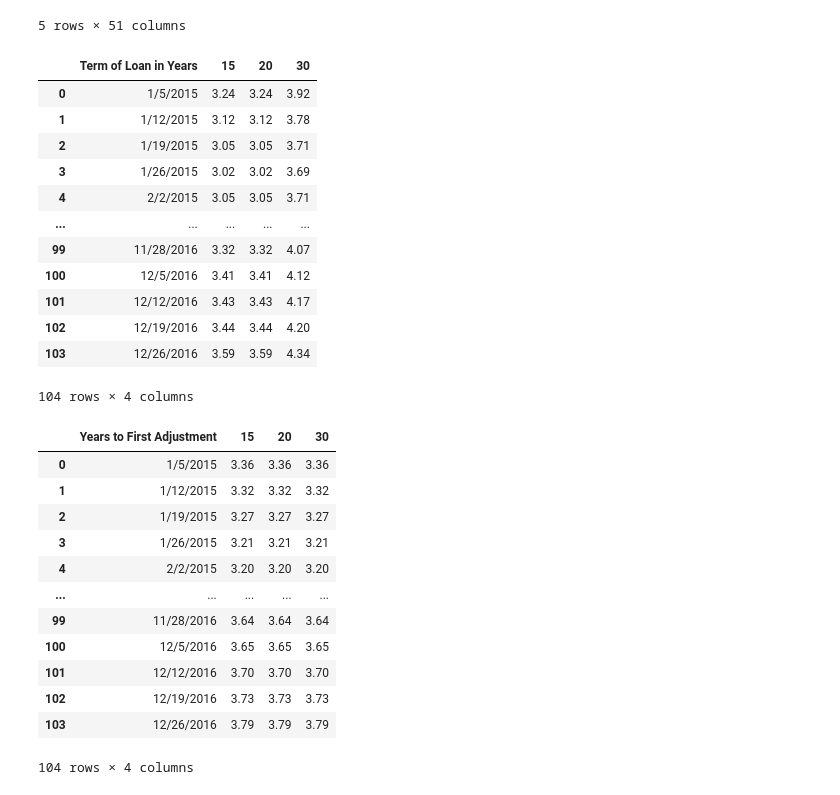
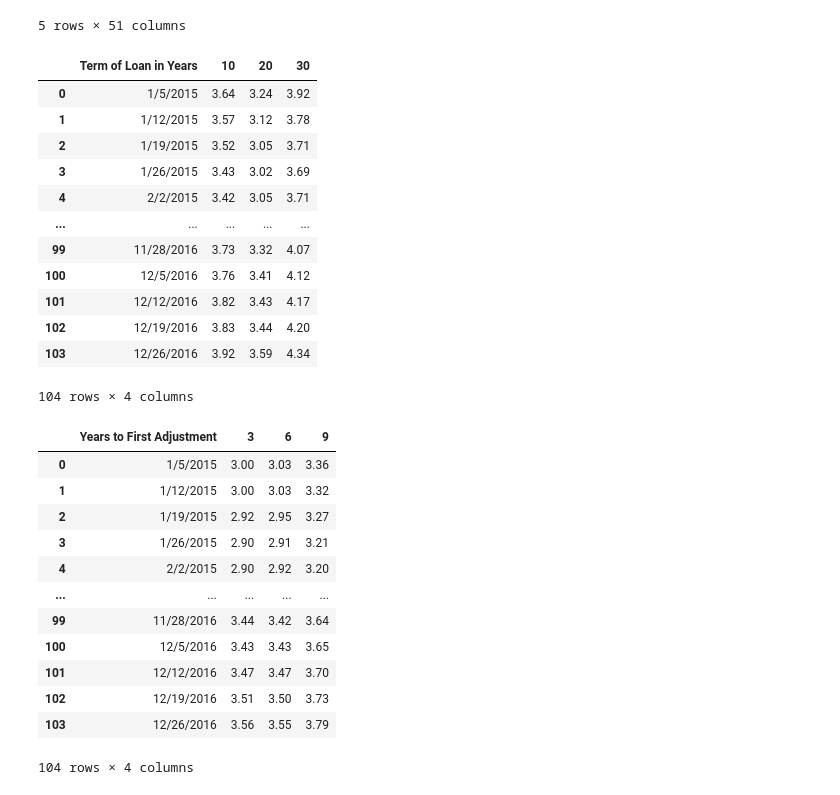
Before and after one commit to johnmyronmillar/PredictHomeFutureValues-DFW, a Jupyter notebook: APOR_API.ipynb, the cells around one changed output. Cells and saved outputs as stored; diff of their text form; code cells hidden in the pictures.

```diff
--- a/APOR_API.ipynb
+++ b/APOR_API.ipynb
@@ -97,38 +97,38 @@ apor_adj_df_15_16.head()
 | 4 | 2/2/2015 | 2.90 | 2.89 | 2.90 | 2.90 | 2.92 | 2.92 | 3.05 | 3.05 | 3.20 | ... |
 5 rows × 51 columns
 # %%
-apor_fixed_df_15_16 = apor_fixed_df_15_16.drop(['1','2','3','4','5','6','7','8','9','10','11','12','13','14','16','17','18','19','21','22','23','24','25','26','27','28','29','31','32','33','34','35','36','37','38','39','40','41','42','43','44','45','46','47','48','49','50'], axis=1)
+apor_fixed_df_15_16 = apor_fixed_df_15_16.drop(['1','2','3','4','5','6','7','8','9','11','12','13','14','15','16','17','18','19','21','22','23','24','25','26','27','28','29','31','32','33','34','35','36','37','38','39','40','41','42','43','44','45','46','47','48','49','50'], axis=1)
 apor_fixed_df_15_16
 # %% [output]
-|  | Term of Loan in Years | 15 | 20 | 30 |
-| 0 | 1/5/2015 | 3.24 | 3.24 | 3.92 |
-| 1 | 1/12/2015 | 3.12 | 3.12 | 3.78 |
-| 2 | 1/19/2015 | 3.05 | 3.05 | 3.71 |
-| 3 | 1/26/2015 | 3.02 | 3.02 | 3.69 |
-| 4 | 2/2/2015 | 3.05 | 3.05 | 3.71 |
+|  | Term of Loan in Years | 10 | 20 | 30 |
+| 0 | 1/5/2015 | 3.64 | 3.24 | 3.92 |
+| 1 | 1/12/2015 | 3.57 | 3.12 | 3.78 |
+| 2 | 1/19/2015 | 3.52 | 3.05 | 3.71 |
+| 3 | 1/26/2015 | 3.43 | 3.02 | 3.69 |
+| 4 | 2/2/2015 | 3.42 | 3.05 | 3.71 |
 | ... | ... | ... | ... | ... |
-| 99 | 11/28/2016 | 3.32 | 3.32 | 4.07 |
-| 100 | 12/5/2016 | 3.41 | 3.41 | 4.12 |
-| 101 | 12/12/2016 | 3.43 | 3.43 | 4.17 |
-| 102 | 12/19/2016 | 3.44 | 3.44 | 4.20 |
-| 103 | 12/26/2016 | 3.59 | 3.59 | 4.34 |
+| 99 | 11/28/2016 | 3.73 | 3.32 | 4.07 |
+| 100 | 12/5/2016 | 3.76 | 3.41 | 4.12 |
+| 101 | 12/12/2016 | 3.82 | 3.43 | 4.17 |
+| 102 | 12/19/2016 | 3.83 | 3.44 | 4.20 |
+| 103 | 12/26/2016 | 3.92 | 3.59 | 4.34 |
 104 rows × 4 columns
 # %%
-apor_adj_df_15_16 = apor_adj_df_15_16.drop(['1','2','3','4','5','6','7','8','9','10','11','12','13','14','16','17','18','19','21','22','23','24','25','26','27','28','29','31','32','33','34','35','36','37','38','39','40','41','42','43','44','45','46','47','48','49','50'], axis=1)
+apor_adj_df_15_16 = apor_adj_df_15_16.drop(['1','2','4','5','7','8','10','11','12','13','14','15','16','17','18','19','20','21','22','23','24','25','26','27','28','29','30','31','32','33','34','35','36','37','38','39','40','41','42','43','44','45','46','47','48','49','50'], axis=1)
 apor_adj_df_15_16
 # %% [output]
-|  | Years to First Adjustment | 15 | 20 | 30 |
-| 0 | 1/5/2015 | 3.36 | 3.36 | 3.36 |
-| 1 | 1/12/2015 | 3.32 | 3.32 | 3.32 |
-| 2 | 1/19/2015 | 3.27 | 3.27 | 3.27 |
-| 3 | 1/26/2015 | 3.21 | 3.21 | 3.21 |
-| 4 | 2/2/2015 | 3.20 | 3.20 | 3.20 |
+|  | Years to First Adjustment | 3 | 6 | 9 |
+| 0 | 1/5/2015 | 3.00 | 3.03 | 3.36 |
+| 1 | 1/12/2015 | 3.00 | 3.03 | 3.32 |
+| 2 | 1/19/2015 | 2.92 | 2.95 | 3.27 |
+| 3 | 1/26/2015 | 2.90 | 2.91 | 3.21 |
+| 4 | 2/2/2015 | 2.90 | 2.92 | 3.20 |
 | ... | ... | ... | ... | ... |
-| 99 | 11/28/2016 | 3.64 | 3.64 | 3.64 |
-| 100 | 12/5/2016 | 3.65 | 3.65 | 3.65 |
-| 101 | 12/12/2016 | 3.70 | 3.70 | 3.70 |
-| 102 | 12/19/2016 | 3.73 | 3.73 | 3.73 |
-| 103 | 12/26/2016 | 3.79 | 3.79 | 3.79 |
+| 99 | 11/28/2016 | 3.44 | 3.42 | 3.64 |
+| 100 | 12/5/2016 | 3.43 | 3.43 | 3.65 |
+| 101 | 12/12/2016 | 3.47 | 3.47 | 3.70 |
+| 102 | 12/19/2016 | 3.51 | 3.50 | 3.73 |
+| 103 | 12/26/2016 | 3.56 | 3.55 | 3.79 |
 104 rows × 4 columns
 # %%
 apor_fix_combined = pd.concat([apor_fixed_df_15_16, apor_fixed_df], axis=0)
```
Also changed, not shown: parts of 18 cells of this notebook.
